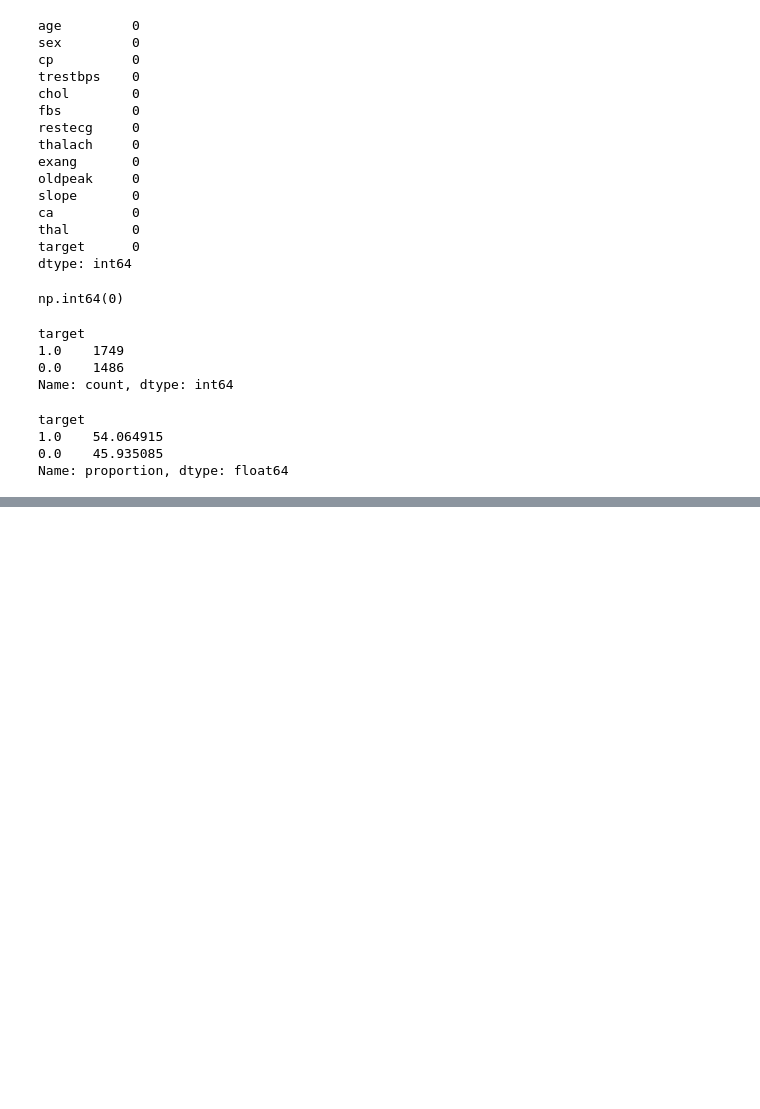
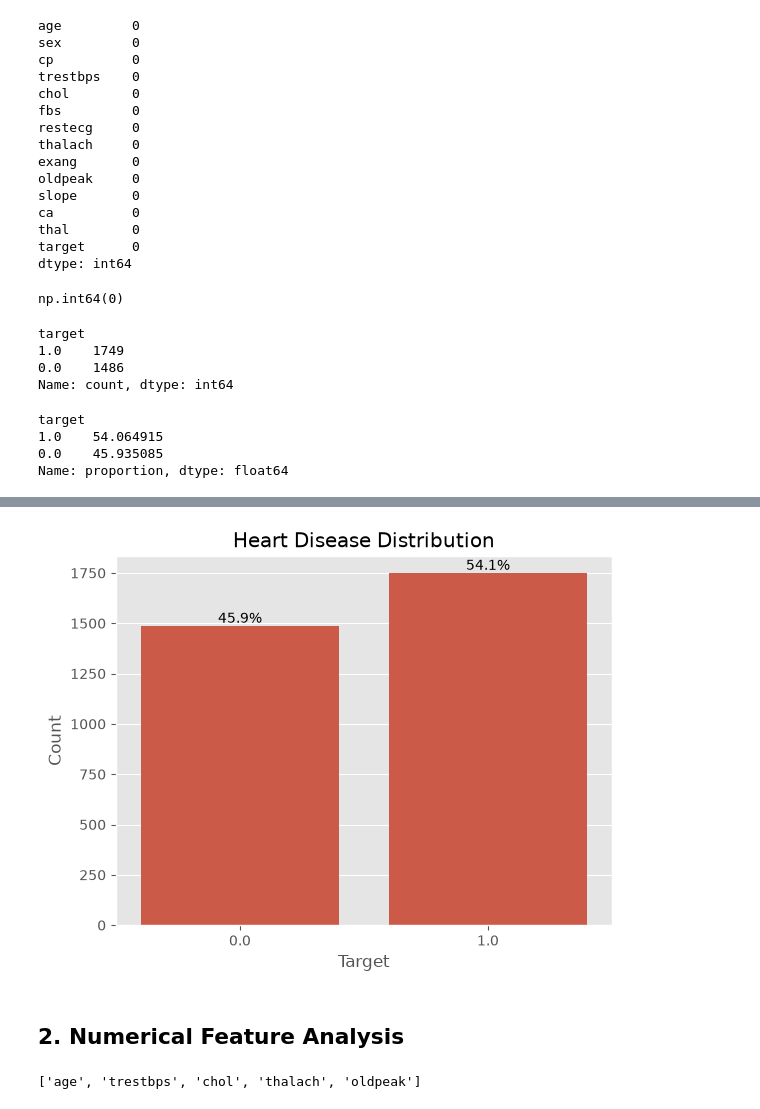
Before and after one commit to vanshikam31/Multi-Disease-Prediction, a Jupyter notebook: notebooks/01_dataset_understanding.ipynb, the cells around one changed output, grey strips where cells are left out. Cells and saved outputs as stored; diff of their text form; code cells hidden in the pictures; blank space fills up the shorter version.

Commit message:
feat: analyze numerical features in EDA

```diff
--- a/notebooks/01_dataset_understanding.ipynb
+++ b/notebooks/01_dataset_understanding.ipynb
@@ -127,0 +129,33 @@ plt.show()
+# %%
+ax = sns.countplot(data=df, x="target")
+
+total = len(df)
+
+for p in ax.patches:
+    percentage = 100 * p.get_height() / total
+    ax.annotate(f"{percentage:.1f}%",
+                (p.get_x() + p.get_width() / 2, p.get_height()),
+                ha="center",
+                va="bottom")
+
+plt.title("Heart Disease Distribution")
+plt.xlabel("Target")
+plt.ylabel("Count")
+
+plt.show()
+# %% [output]
+[figure, added]
+# %% [markdown]
+## 2. Numerical Feature Analysis
+# %%
+numerical_columns = [
+    "age",
+    "trestbps",
+    "chol",
+    "thalach",
+    "oldpeak"
+]
+
+numerical_columns
+# %% [output]
+['age', 'trestbps', 'chol', 'thalach', 'oldpeak']
```
Also changed, not shown: parts of 8 cells of this notebook.
